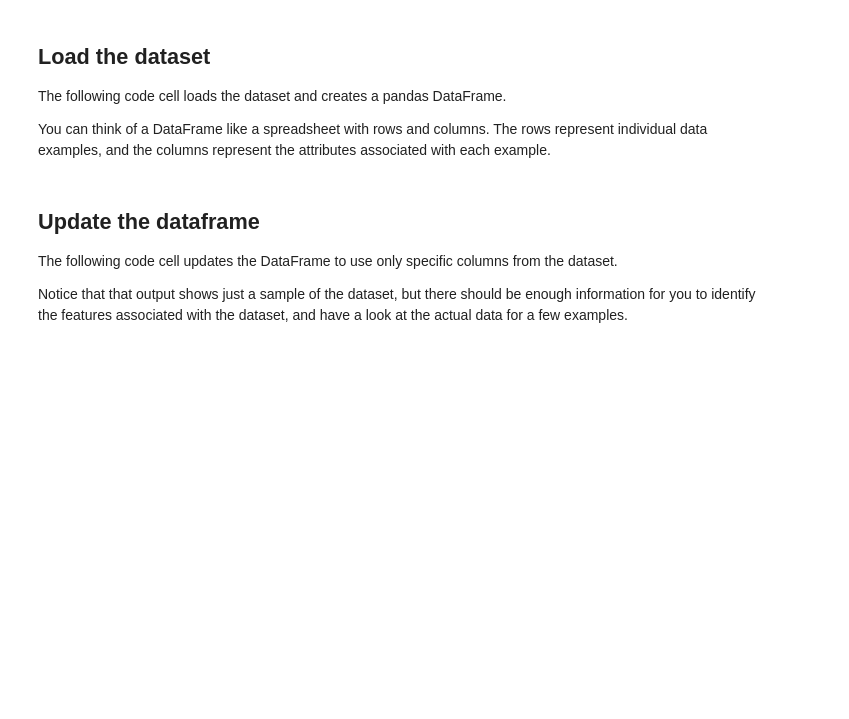
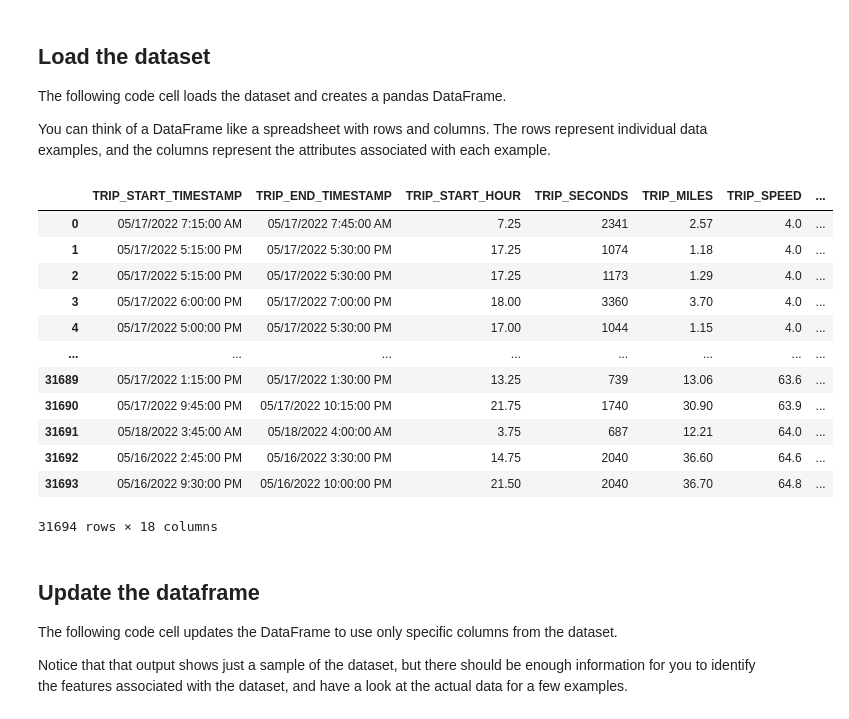
Before and after one commit to nikhitha2201/TrimGalore, a Jupyter notebook: ml/cc/exercises/linear_regression_taxi.ipynb, the cells around one changed output. Drawn from its saved outputs; the diff is of its cells as text; code cells hidden in the pictures; blank space fills up the shorter version.

```diff
--- a/ml/cc/exercises/linear_regression_taxi.ipynb
+++ b/ml/cc/exercises/linear_regression_taxi.ipynb
@@ -72,6 +70,21 @@ You can think of a DataFrame like a spreadsheet with rows and columns. The rows
 # %%
 # @title
 chicago_taxi_dataset = pd.read_csv("https://download.mlcc.google.com/mledu-datasets/chicago_taxi_train.csv")
+chicago_taxi_dataset
+# %% [output]
+|  | TRIP_START_TIMESTAMP | TRIP_END_TIMESTAMP | TRIP_START_HOUR | TRIP_SECONDS | TRIP_MILES | TRIP_SPEED | ... |
+| 0 | 05/17/2022 7:15:00 AM | 05/17/2022 7:45:00 AM | 7.25 | 2341 | 2.57 | 4.0 | ... |
+| 1 | 05/17/2022 5:15:00 PM | 05/17/2022 5:30:00 PM | 17.25 | 1074 | 1.18 | 4.0 | ... |
+| 2 | 05/17/2022 5:15:00 PM | 05/17/2022 5:30:00 PM | 17.25 | 1173 | 1.29 | 4.0 | ... |
+| 3 | 05/17/2022 6:00:00 PM | 05/17/2022 7:00:00 PM | 18.00 | 3360 | 3.70 | 4.0 | ... |
+| 4 | 05/17/2022 5:00:00 PM | 05/17/2022 5:30:00 PM | 17.00 | 1044 | 1.15 | 4.0 | ... |
+| ... | ... | ... | ... | ... | ... | ... | ... |
+| 31689 | 05/17/2022 1:15:00 PM | 05/17/2022 1:30:00 PM | 13.25 | 739 | 13.06 | 63.6 | ... |
+| 31690 | 05/17/2022 9:45:00 PM | 05/17/2022 10:15:00 PM | 21.75 | 1740 | 30.90 | 63.9 | ... |
+| 31691 | 05/18/2022 3:45:00 AM | 05/18/2022 4:00:00 AM | 3.75 | 687 | 12.21 | 64.0 | ... |
+| 31692 | 05/16/2022 2:45:00 PM | 05/16/2022 3:30:00 PM | 14.75 | 2040 | 36.60 | 64.6 | ... |
+| 31693 | 05/16/2022 9:30:00 PM | 05/16/2022 10:00:00 PM | 21.50 | 2040 | 36.70 | 64.8 | ... |
+31694 rows × 18 columns
 # %% [markdown]
 ## Update the dataframe
 
```
Also changed, not shown: parts of 7 cells of this notebook.
